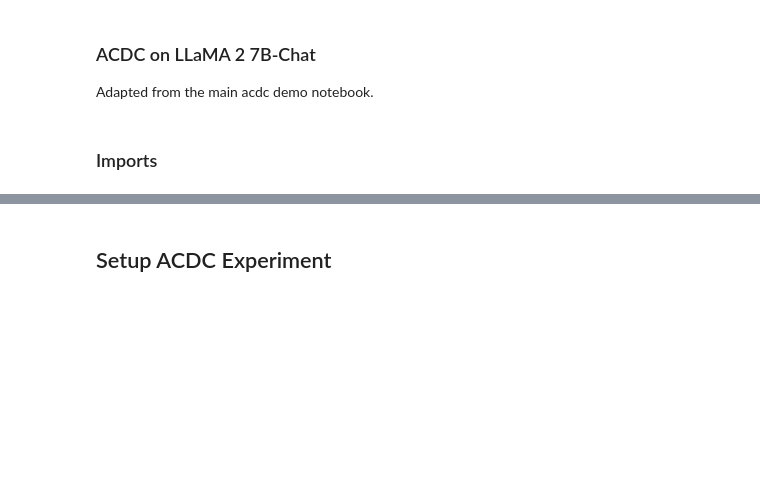
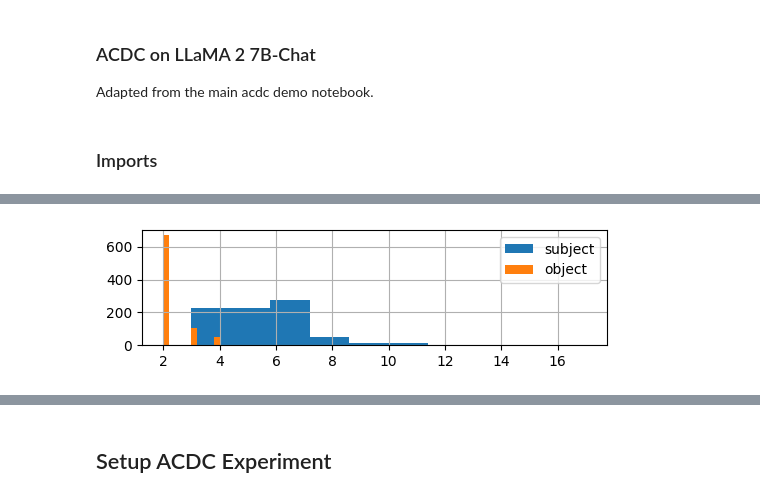
Before and after one commit to ed1d1a8d/pii-acdc, a Jupyter notebook: notebooks/colabs/acdc-llama2.ipynb, the cells around one changed output, grey strips where cells are left out. Cells and saved outputs as stored; diff of their text form; code cells hidden in the pictures; blank space fills up the shorter version.

```diff
--- a/notebooks/colabs/acdc-llama2.ipynb
+++ b/notebooks/colabs/acdc-llama2.ipynb
@@ -83,8 +13,6 @@ if not os.path.exists("ims/"):
 # %%
-from transformers import LlamaForCausalLM, LlamaTokenizer
-
-tokenizer = LlamaTokenizer.from_pretrained("/nas/pii-data/llama-2-7b-hf")
-hf_model = LlamaForCausalLM.from_pretrained(
-    "/nas/pii-data/llama-2-7b-hf",
+tokenizer = AutoTokenizer.from_pretrained("meta-llama/Llama-2-7b-chat-hf")
+hf_model = AutoModelForCausalLM.from_pretrained(
+    "meta-llama/Llama-2-7b-chat-hf",
     low_cpu_mem_usage=True,
 )
@@ -93,12 +35,15 @@ hf_model = LlamaForCausalLM.from_pretrained(
 tl_model = HookedTransformer.from_pretrained(
     "meta-llama/Llama-2-7b-chat-hf",
     hf_model=hf_model,
-    device="cuda",
+    device="cpu",
     fold_ln=False,
     center_writing_weights=False,
     center_unembed=False,
     tokenizer=tokenizer,
-)
+    use_attn_result=True,
+    use_split_qkv_input=True,
+).to("cuda" if torch.cuda.is_available() else "cpu")
+
 tl_model.generate("The capital of Germany is", max_new_tokens=20, temperature=0)
 # %% [output]
 Using pad_token, but it is not set yet.
@@ -106,0 +147,19 @@ Loaded pretrained model meta-llama/Llama-2-7b-chat-hf into HookedTransformer
+# %%
+import pandas as pd
+
+# the profession of [X] is [Y].
+df = pd.read_json(
+    "https://raw.githubusercontent.com/yanaiela/pararel/"
+    "main/data/trex_lms_vocab/P106.jsonl",
+    lines=True,
+)
+df["sub_n_tokens"] = [
+    len(x) for x in tl_model.tokenizer(tuple(df.sub_label))["input_ids"]
+]
+df["obj_n_tokens"] = [
+    len(x) for x in tl_model.tokenizer(tuple(df.obj_label))["input_ids"]
+]
+df.head()
+
+print(len(df))
+df.head()
@@ -106,0 +174,8 @@ Loaded pretrained model meta-llama/Llama-2-7b-chat-hf into HookedTransformer
+# %%
+plt.figure(figsize=(6, 1.5))
+df.sub_n_tokens.hist(label="subject")
+df.obj_n_tokens.hist(label="object")
+plt.legend()
+plt.show()
+# %% [output]
+[figure, added]
```
Also changed, not shown: parts of 18 cells of this notebook, 2 other files.
